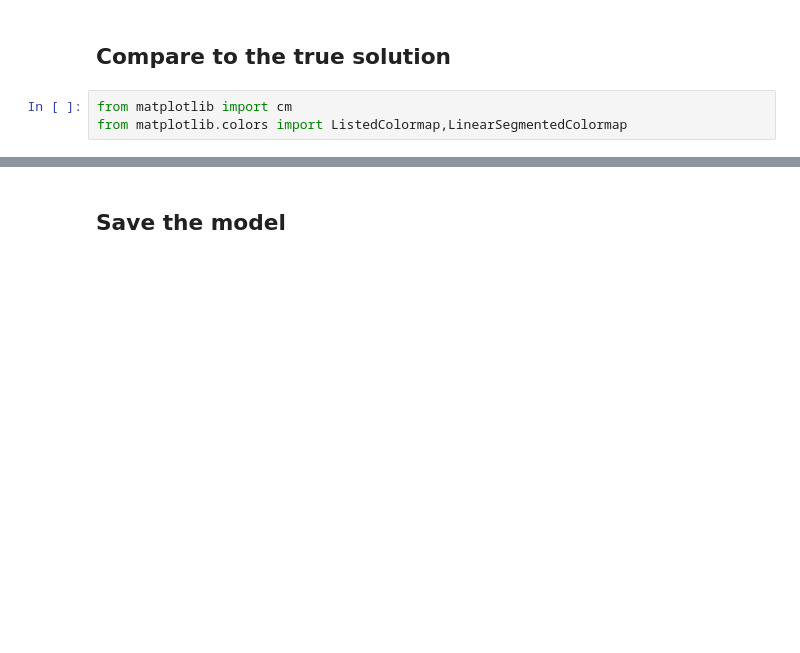
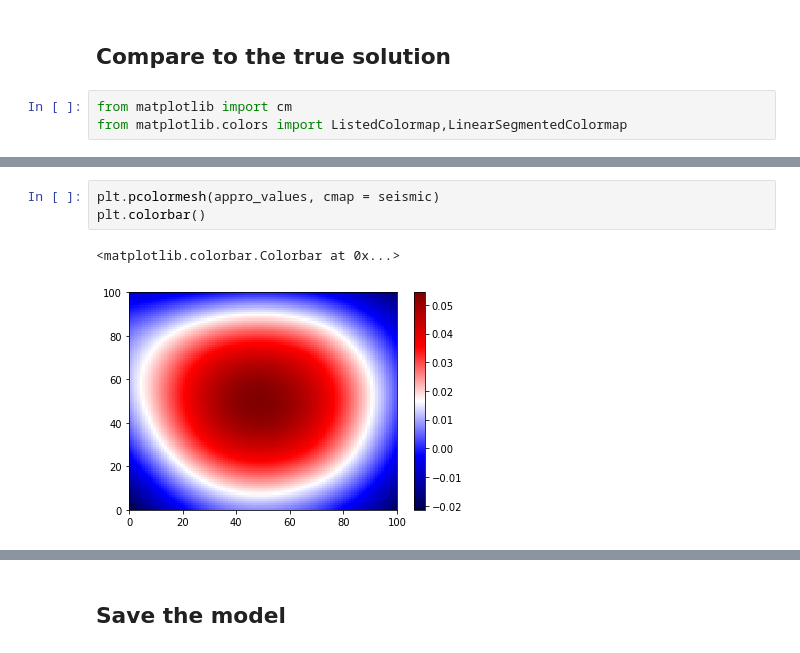
Before and after one commit to LawsonOliveira/Tsunami, a Jupyter notebook: differentiate/NN_test_function_A_F.ipynb, the cells around one changed output, grey strips where cells are left out. Drawn from its saved outputs; the diff is of its cells as text; blank space fills up the shorter version.

```diff
--- a/differentiate/NN_test_function_A_F.ipynb
+++ b/differentiate/NN_test_function_A_F.ipynb
@@ -212,0 +294,6 @@ plt.colorbar()
+# %%
+plt.pcolormesh(appro_values, cmap = seismic)
+plt.colorbar()
+# %% [output]
+<matplotlib.colorbar.Colorbar at 0x...>
+[figure, added]
```
Also changed, not shown: parts of 13 cells of this notebook.
